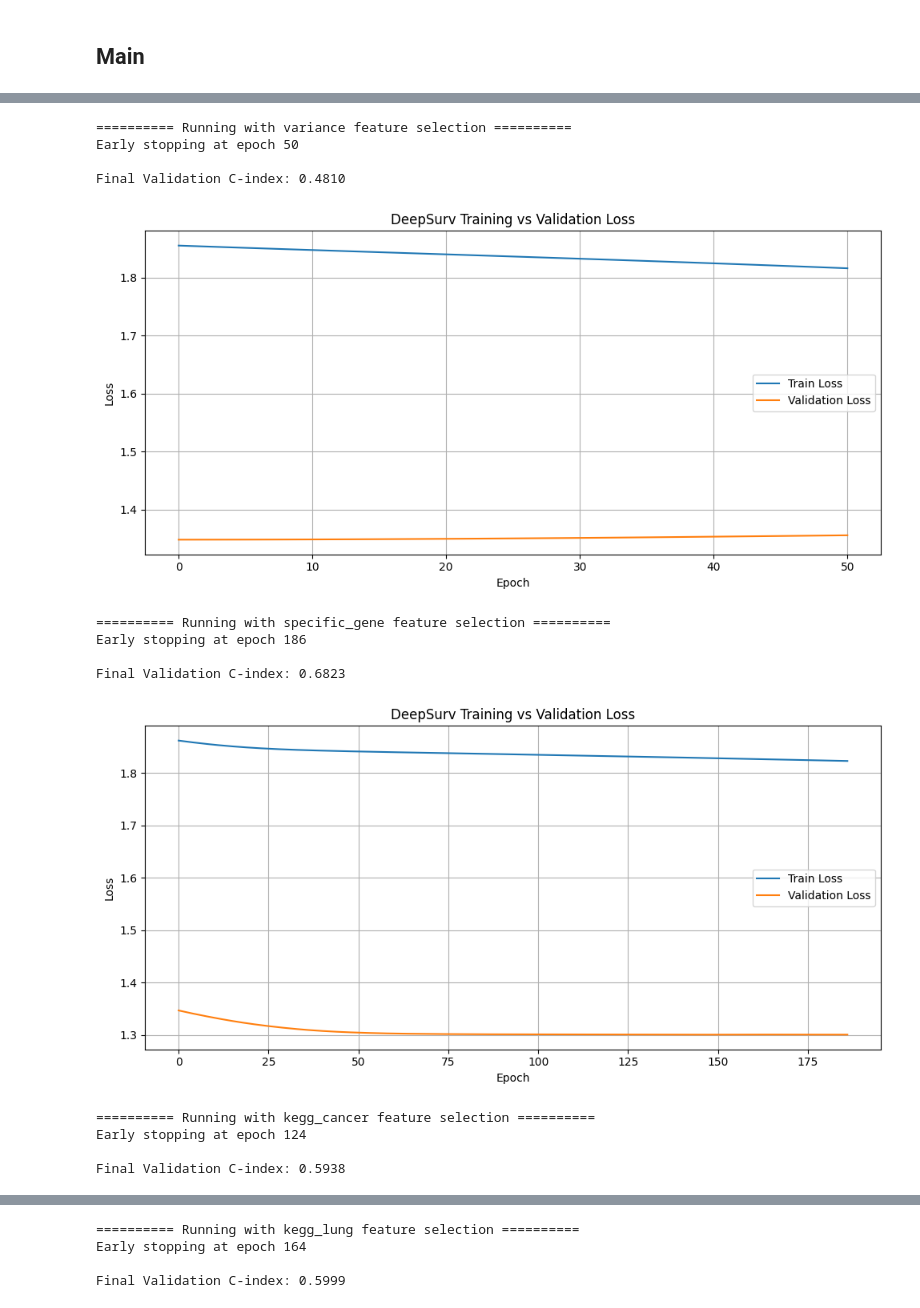
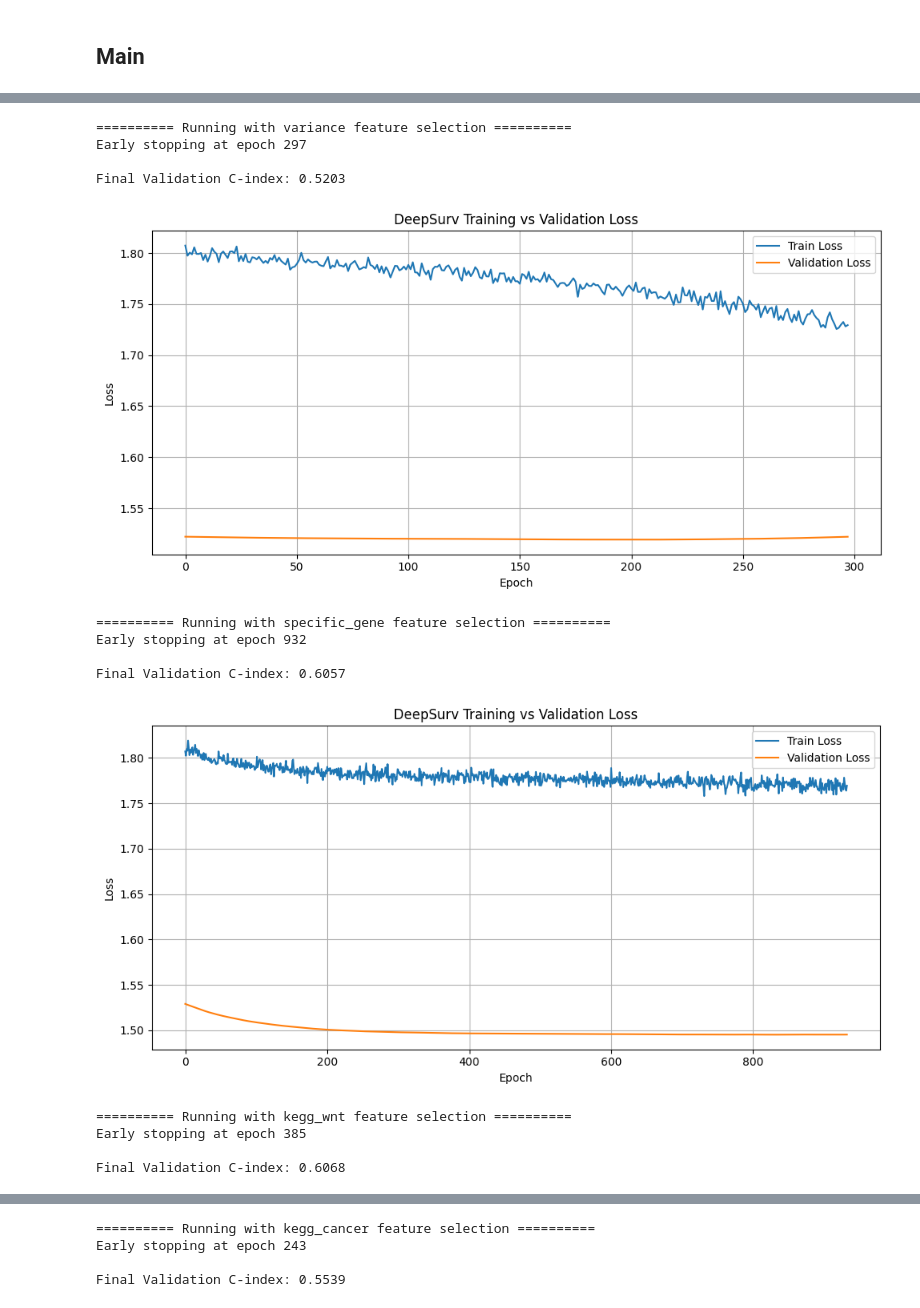
Before and after one commit to Sirius912/CNN_Cox, a Jupyter notebook: Survival_Analysis.ipynb, the cells around one changed output, grey strips where cells are left out. Saved outputs shown, nothing was run; the diff lists cells and outputs as text; code cells hidden in the pictures.

Commit message:
Added wnt signaling KEGG pathway

```diff
--- a/Survival_Analysis.ipynb
+++ b/Survival_Analysis.ipynb
@@ -205,11 +240,13 @@ class DeepSurv(nn.Module):
     def __init__(self, input_dim):
         super(DeepSurv, self).__init__()
         self.net = nn.Sequential(
-            nn.Linear(input_dim, 128),
+            nn.Linear(input_dim, 64),
             nn.ReLU(),
-            nn.Linear(128, 64),
+            nn.Dropout(0.4),
+            nn.Linear(64, 32),
             nn.ReLU(),
-            nn.Linear(64, 1)
+            nn.Dropout(0.4),
+            nn.Linear(32, 1)
         )
 
     def forward(self, x):
@@ -254,7 +291,7 @@ def loss_graph(train_losses, val_losses):
 # %%
 cancer_names = ['LUAD', 'LUSC']    # add LUSC
 base_path = '/content/'
-feature_selection_methods = ['variance', 'specific_gene', 'kegg_cancer', 'kegg_lung']
+feature_selection_methods = ['variance', 'specific_gene', 'kegg_wnt', 'kegg_cancer', 'kegg_lung']
 
 for cancer in cancer_names:
   clinical_data = load_clinical_data(cancer, base_path)
@@ -268,6 +305,8 @@ for cancer in cancer_names:
       selected_features = variance_selection(gene_data)
     elif method == 'specific_gene':
       selected_features = specific_gene_selection(gene_data)
+    elif method == 'kegg_wnt':
+      selected_features = kegg_pathway_wnt_selection(gene_data)
     elif method == 'kegg_cancer':
       selected_features = kegg_pathway_cancer_selection(gene_data)
     elif method == 'kegg_lung':
@@ -295,7 +334,7 @@ for cancer in cancer_names:
     X = scaler.transform(X)
 
     # train/dev split (Stratified based on censoring status)
-    x_train, x_val, e_train, e_val, y_train, y_val = train_test_split(X, E, Y, test_size=0.2, stratify=E, random_state=42)
+    x_train, x_val, e_train, e_val, y_train, y_val = train_test_split(X, E, Y, test_size=0.3, stratify=E, random_state=42)
 
     # Convert into FloatTensor
     x_train = torch.tensor(x_train, dtype=torch.float32)
@@ -306,7 +345,7 @@ for cancer in cancer_names:
     y_val = torch.tensor(y_val, dtype=torch.float32)
 
     model = DeepSurv(input_dim=x_train.shape[1])
-    optimizer = torch.optim.Adam(model.parameters(), lr=0.0001, weight_decay=1e-3)
+    optimizer = torch.optim.Adam(model.parameters(), lr=0.0001, weight_decay=1e-2)
 
     epochs = 1000
 
@@ -315,7 +354,7 @@ for cancer in cancer_names:
     cindex_list = []
 
     best_val_loss = float('inf')
-    patience = 50
+    patience = 100
     counter = 0
 
     for epoch in range(epochs):
@@ -335,40 +374,40 @@ for cancer in cancer_names:
       # Store losses
       train_losses.append(train_loss.item())
       val_losses.append(val_loss.item())
 
       # Early stopping
       if val_loss.item() < best_val_loss:
         best_val_loss = val_loss.item()
         best_model_wts = copy.deepcopy(model.state_dict())
         counter = 0
       else:
         counter += 1
         if counter >= patience:
           print(f"Early stopping at epoch {epoch}")
           break
 
     model.load_state_dict(best_model_wts)
 
     # Final C-index
     final_cindex = c_index(model, x_val, y_val, e_val)
     print(f"\nFinal Validation C-index: {final_cindex:.4f}")
 
     # Visualization
     loss_graph(train_losses, val_losses)
 # %% [output]
 ==========LOAD LUAD CLINICAL DATA==========
 ==========LOAD LUAD GENE DATA==========
 ========== Running with variance feature selection ==========
-Early stopping at epoch 50
+Early stopping at epoch 297
 
-Final Validation C-index: 0.4810
+Final Validation C-index: 0.5203
-[figure, old version]
+[figure, new version]
 ========== Running with specific_gene feature selection ==========
-Early stopping at epoch 186
+Early stopping at epoch 932
 
-Final Validation C-index: 0.6823
+Final Validation C-index: 0.6057
-[figure, old version]
+[figure, new version]
-========== Running with kegg_cancer feature selection ==========
-Early stopping at epoch 124
+========== Running with kegg_wnt feature selection ==========
+Early stopping at epoch 385
 
-Final Validation C-index: 0.5938
+Final Validation C-index: 0.6068
@@ -376,4 +415,4 @@ Final Validation C-index: 0.5938
-========== Running with kegg_lung feature selection ==========
-Early stopping at epoch 164
+========== Running with kegg_cancer feature selection ==========
+Early stopping at epoch 243
 
-Final Validation C-index: 0.5999
+Final Validation C-index: 0.5539
```
Also changed, not shown: parts of 7 cells of this notebook.
